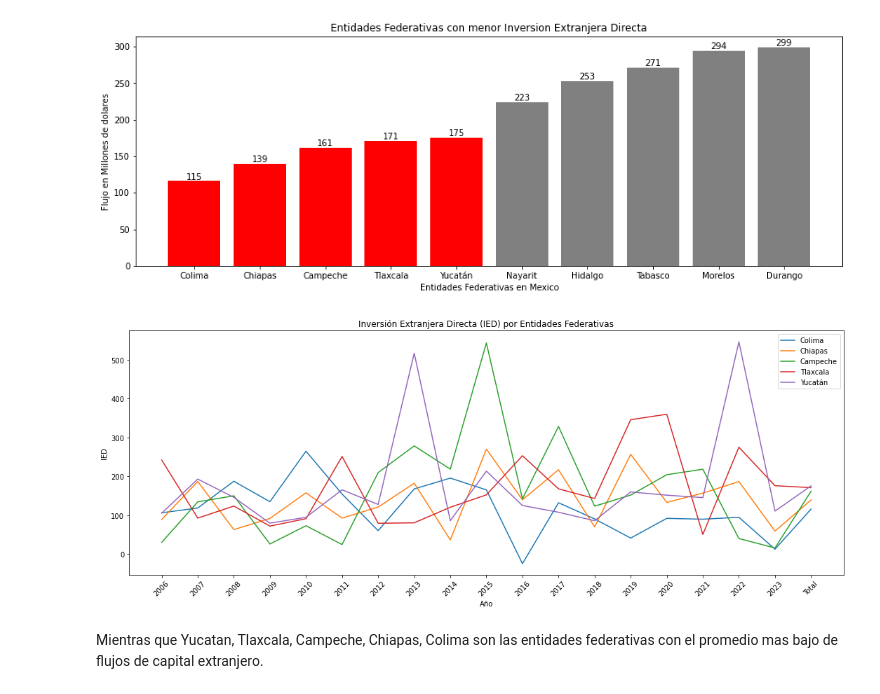
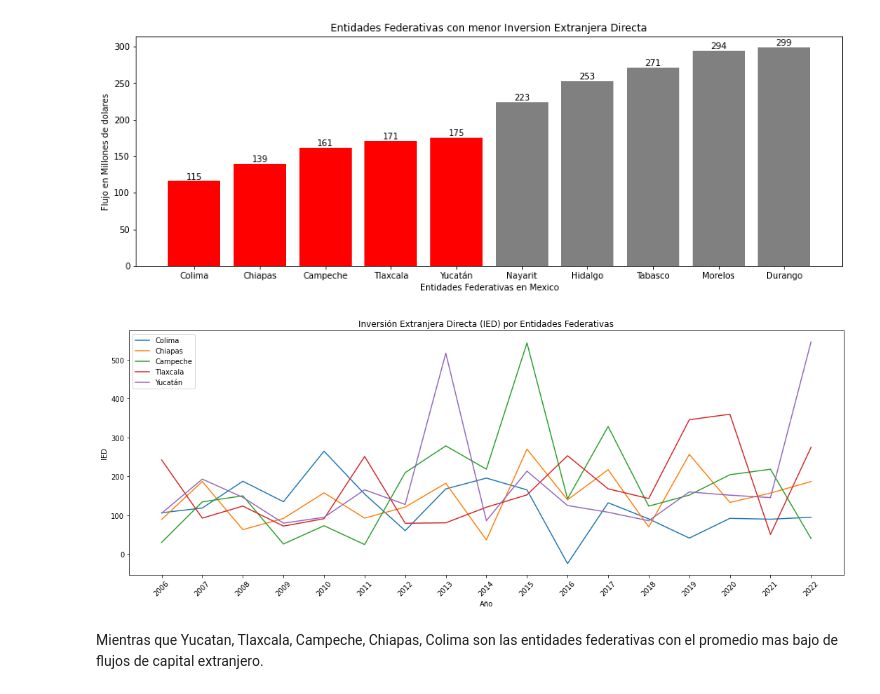
Before and after one commit to OctavioPB/Data-Analyst-Projects, a Jupyter notebook: InversionExtranjeraDirecta2023/Inversion Extranjera Directa en Mexico 2023.ipynb, the cells around one changed output. Drawn from its saved outputs; the diff is of its cells as text; code cells hidden in the pictures.

```diff
--- a/InversionExtranjeraDirecta2023/Inversion Extranjera Directa en Mexico 2023.ipynb
+++ b/InversionExtranjeraDirecta2023/Inversion Extranjera Directa en Mexico 2023.ipynb
@@ -387,5 +395,5 @@ plt.show()
 # %%
-df = IED_Entidad_Mejores[0:5]
+df = IED_Entidad_Mejores.iloc[0:5, 0:17]
 plt.figure(facecolor='white', figsize=(15, 6))
 
 for entidad in df.index:
@@ -437,21 +447,21 @@ plt.show()
 # %% [output]
 [figure]
 # %%
-df = IED_Entidad_Bajos[0:5]
+df = IED_Entidad_Bajos.iloc[0:5, 0:17]
 plt.figure(facecolor='white', figsize=(15, 6))
 
 for entidad in df.index:
     plt.plot(df.columns, df.loc[entidad], label=entidad)
 
 plt.xlabel('Año')
 plt.ylabel('IED')
 plt.title('Inversión Extranjera Directa (IED) por Entidades Federativas')
 plt.legend()
 plt.xticks(rotation=45)
 plt.tight_layout()
 plt.show()
 # %% [output]
-[figure, old version]
+[figure, new version]
 # %% [markdown]
 Mientras que Yucatan, Tlaxcala, Campeche, Chiapas, Colima son las entidades federativas con el promedio mas bajo de flujos de capital extranjero.
 # %%
```
Also changed, not shown: parts of 8 cells of this notebook.
